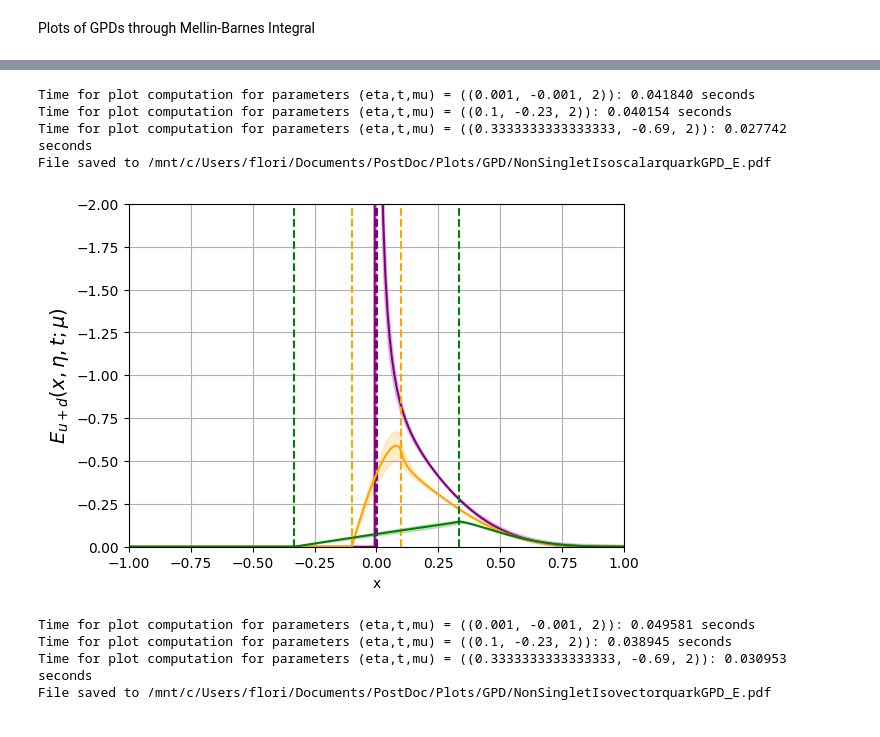
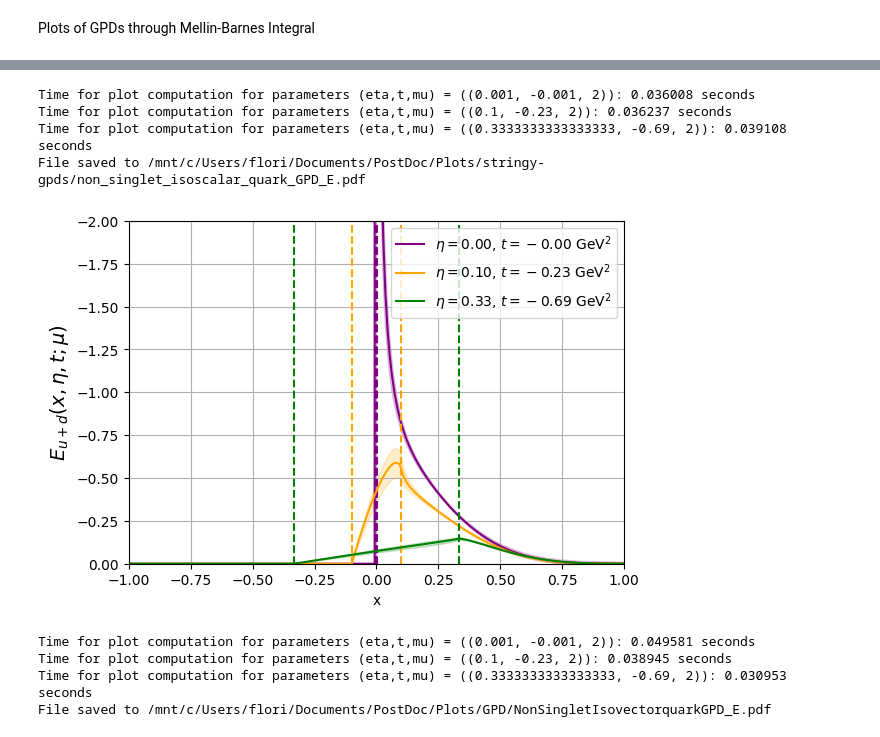
Before and after one commit to HechenMountain/stringy-gpds, a Jupyter notebook: StringBasedGPD.ipynb, the cells around one changed output, grey strips where cells are left out. Cells and saved outputs as stored; diff of their text form; code cells hidden in the pictures.

Commit message:
Modify code in preparation for NLO evolution
Kinematical parameters for plot_gpds are now passed on as arrays

```diff
--- a/StringBasedGPD.ipynb
+++ b/StringBasedGPD.ipynb
@@ -359,9 +576,13 @@ Plots of GPDs through Mellin-Barnes Integral
 # %%
-plot_gpds(particle="quark",gpd_type="non_singlet_isoscalar",gpd_label="E",read_from_file=True, write_to_file=False,y_0=0,y_1=-2,plot_legend=False)
+eta_array = [1e-3,0.1,1/3]
+t_array = [-1e-3,-0.23,-0.69]
+mu_array = [2,2,2]
+colors = ["purple","orange","green"]
+plot_gpds(eta_array,t_array,mu_array,colors,particle="quark",gpd_type="non_singlet_isoscalar",gpd_label="E",read_from_file=True, write_to_file=False,y_0=0,y_1=-2,plot_legend=True)
 # %% [output]
-Time for plot computation for parameters (eta,t,mu) = ((0.001, -0.001, 2)): 0.041840 seconds
-Time for plot computation for parameters (eta,t,mu) = ((0.1, -0.23, 2)): 0.040154 seconds
-Time for plot computation for parameters (eta,t,mu) = ((0.3333333333333333, -0.69, 2)): 0.027742 seconds
-File saved to /mnt/c/Users/flori/Documents/PostDoc/Plots/GPD/NonSingletIsoscalarquarkGPD_E.pdf
+Time for plot computation for parameters (eta,t,mu) = ((0.001, -0.001, 2)): 0.036008 seconds
+Time for plot computation for parameters (eta,t,mu) = ((0.1, -0.23, 2)): 0.036237 seconds
+Time for plot computation for parameters (eta,t,mu) = ((0.3333333333333333, -0.69, 2)): 0.039108 seconds
+File saved to /mnt/c/Users/flori/Documents/PostDoc/Plots/stringy-gpds/non_singlet_isoscalar_quark_GPD_E.pdf
-[figure, old version]
+[figure, new version]
 # %%
```
Also changed, not shown: parts of 10 cells of this notebook, 3 other files.
